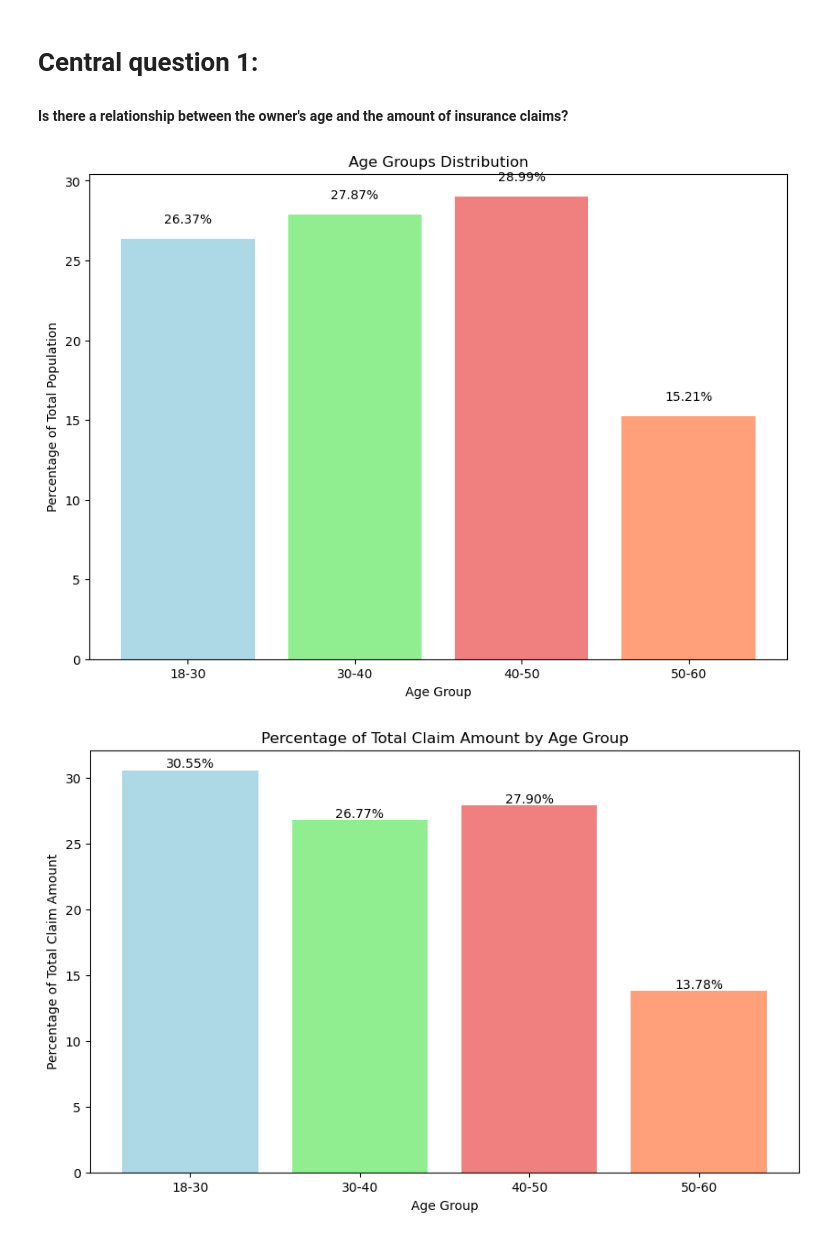
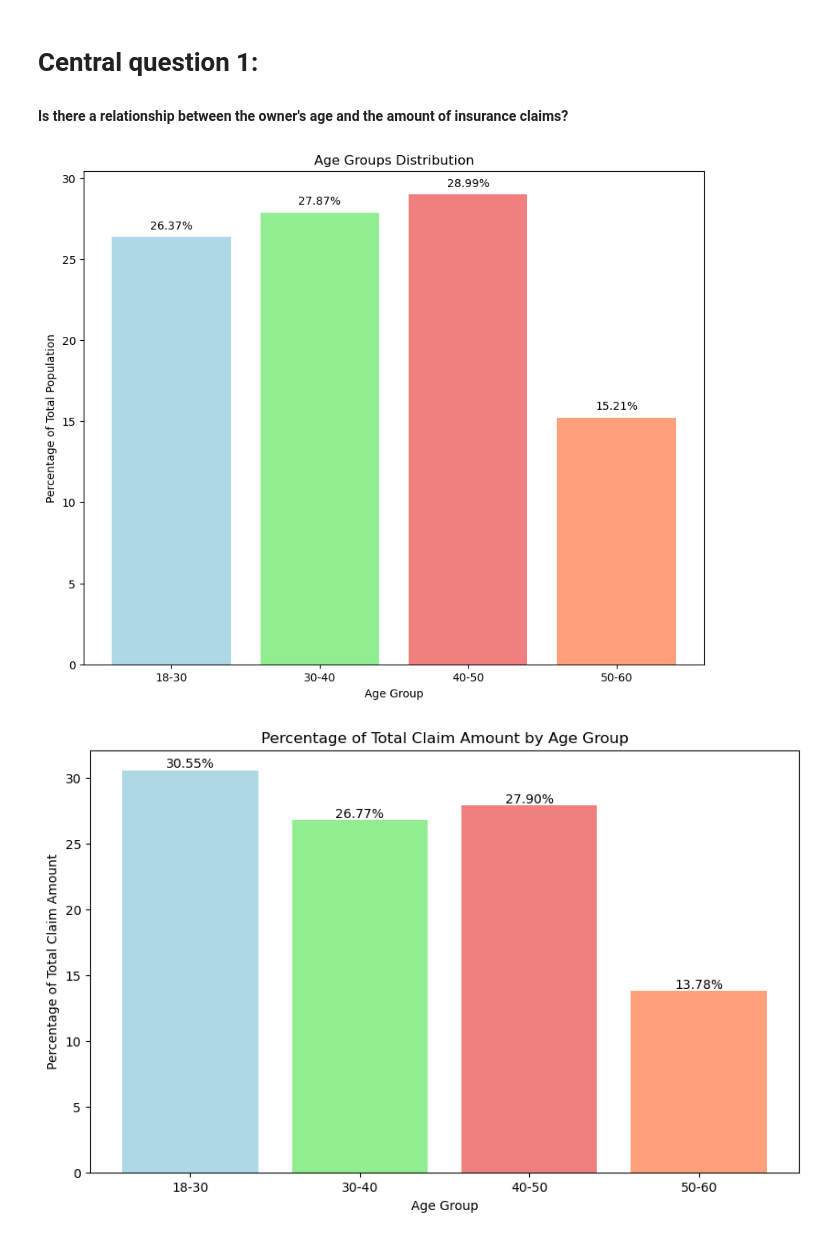
Before and after one commit to ArielZagury/project1, a Jupyter notebook: project 12_Insurance Claim.ipynb, the cells around one changed output. Saved outputs shown, nothing was run; the diff lists cells and outputs as text; code cells hidden in the pictures.

```diff
--- a/project 12_Insurance Claim.ipynb
+++ b/project 12_Insurance Claim.ipynb
@@ -151,29 +149,28 @@ data.describe().transpose().dropna()
 # %%
 age_ranges = [(18, 30), (30, 40), (40, 50), (50, 60)]
 age_counts = [((data['age'] >= lower) & (data['age'] < upper)).sum() for lower, upper in age_ranges]
 
 total_count = data['age'].count()
 
 age_percentages = [(count / total_count) * 100 for count in age_counts]
 
 colors = ['lightblue', 'lightgreen', 'lightcoral', 'lightsalmon']
 
-plt.figure(figsize=(10, 7))
+plt.figure(figsize=(10,8))
 bars = plt.bar(
     x=['18-30', '30-40', '40-50', '50-60'],
     height=age_percentages,
-    color=colors
-)
+    color=colors)
 
 for bar, percentage in zip(bars, age_percentages):
-    plt.text(bar.get_x() + bar.get_width() / 2, bar.get_height() + 1, f'{percentage:.2f}%', ha='center')
+    plt.text(bar.get_x() + bar.get_width() / 2, bar.get_height() + 0.5, f'{percentage:.2f}%', ha='center')
 
 plt.title('Age Groups Distribution')
 plt.xlabel('Age Group')
 plt.ylabel('Percentage of Total Population')
 plt.show()
 # %% [output]
-[figure, old version]
+[figure, new version]
 # %%
 colors = ['lightblue', 'lightgreen', 'lightcoral', 'lightsalmon']
 
```
Also changed, not shown: parts of 34 cells of this notebook.
